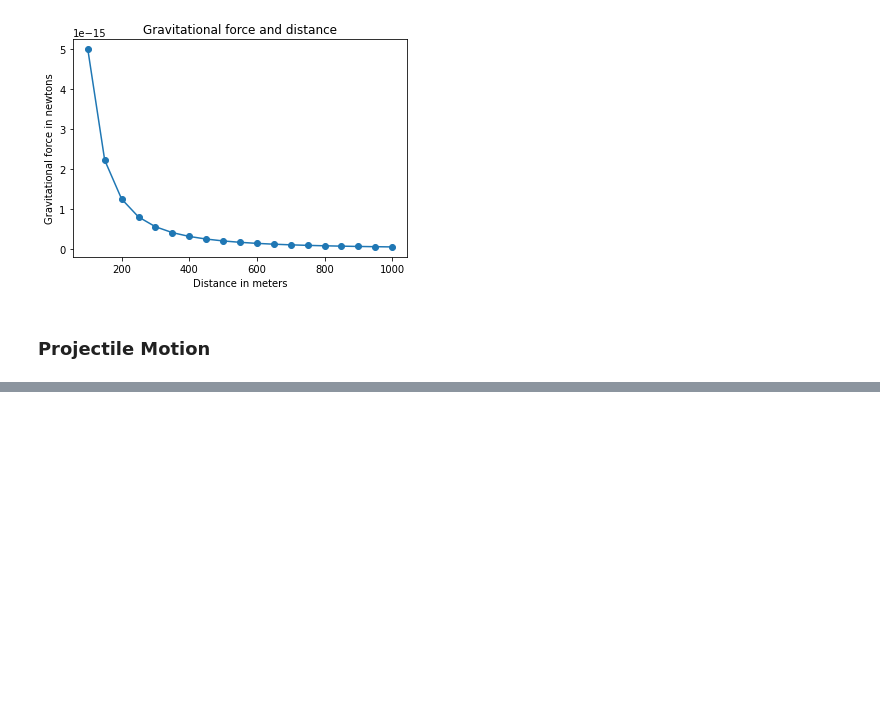
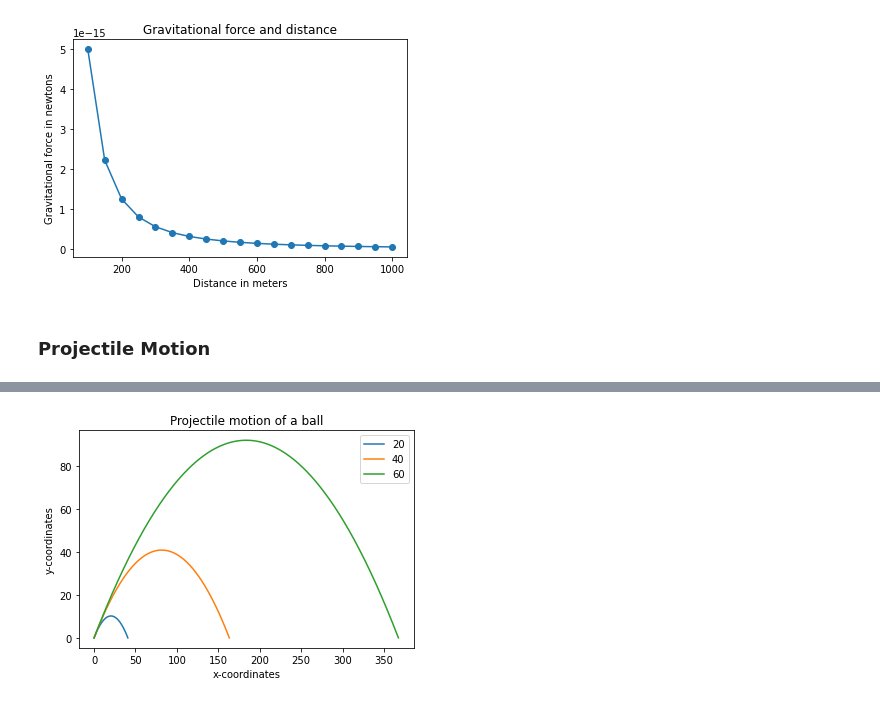
Before and after one commit to YolbarsZiya1997/Math_journey, a Jupyter notebook: learn_python_using_math/chapter_2.ipynb, the cells around one changed output, grey strips where cells are left out. Drawn from its saved outputs; the diff is of its cells as text; code cells hidden in the pictures; blank space fills up the shorter version.

```diff
--- a/learn_python_using_math/chapter_2.ipynb
+++ b/learn_python_using_math/chapter_2.ipynb
@@ -199,0 +296,12 @@ if __name__ == '__main__':
+# %%
+if __name__ == '__main__':
+    # List of three different initial velocities
+    u_list = [20, 40, 60]
+    theta = 45
+    for u in u_list:
+        draw_trajectory(u, theta)
+    # Add a legend an show the graph
+    plt.legend(['20', '40', '60'])
+    plt.show()
+# %% [output]
+[figure, added]
```
Also changed, not shown: parts of 17 cells of this notebook, 1 other file.
